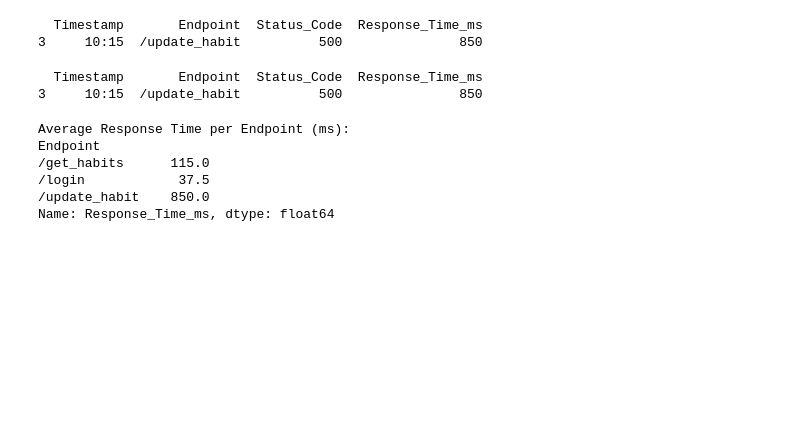
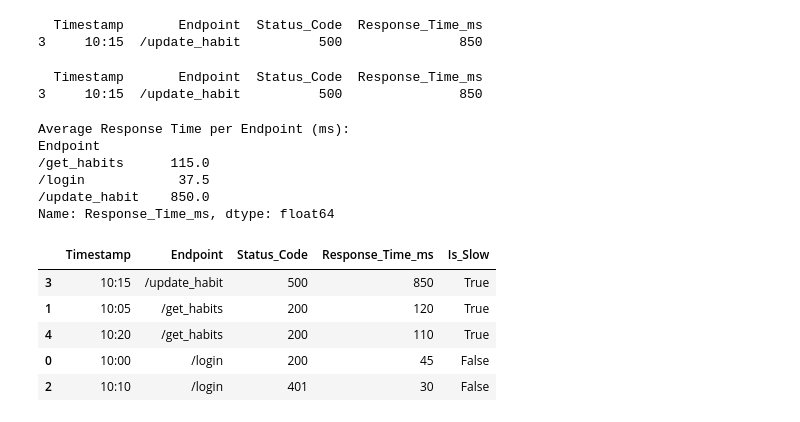
Before and after one commit to tanmaykhanna07/python-for-data-science, a Jupyter notebook: Pandas.ipynb, the cells around one changed output. Cells and saved outputs as stored; diff of their text form; code cells hidden in the pictures; blank space fills up the shorter version.

```diff
--- a/Pandas.ipynb
+++ b/Pandas.ipynb
@@ -57,3 +57,17 @@ Endpoint
 /login            37.5
 /update_habit    850.0
 Name: Response_Time_ms, dtype: float64
+# %%
+#Feature Engineering - create new data out of old data
+df['Is_Slow'] = df['Response_Time_ms'] > 100
+
+sorted_requests = df.sort_values(by='Response_Time_ms', ascending= False)
+
+sorted_requests
+# %% [output]
+|  | Timestamp | Endpoint | Status_Code | Response_Time_ms | Is_Slow |
+| 3 | 10:15 | /update_habit | 500 | 850 | True |
+| 1 | 10:05 | /get_habits | 200 | 120 | True |
+| 4 | 10:20 | /get_habits | 200 | 110 | True |
+| 0 | 10:00 | /login | 200 | 45 | False |
+| 2 | 10:10 | /login | 401 | 30 | False |
```
Also changed, not shown: parts of 5 cells of this notebook.
